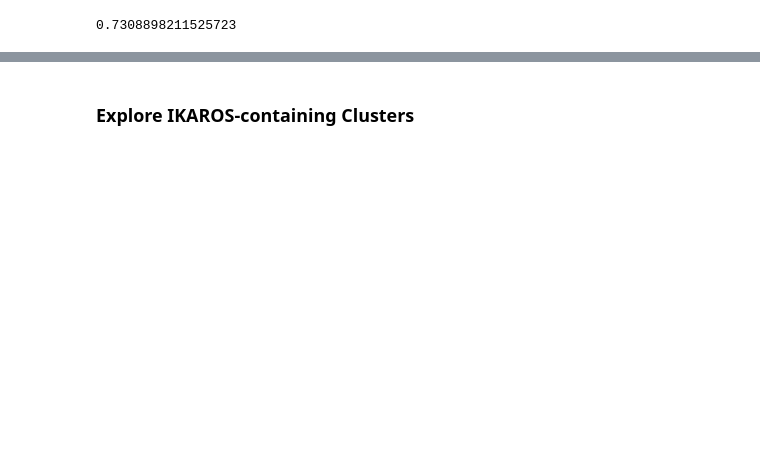
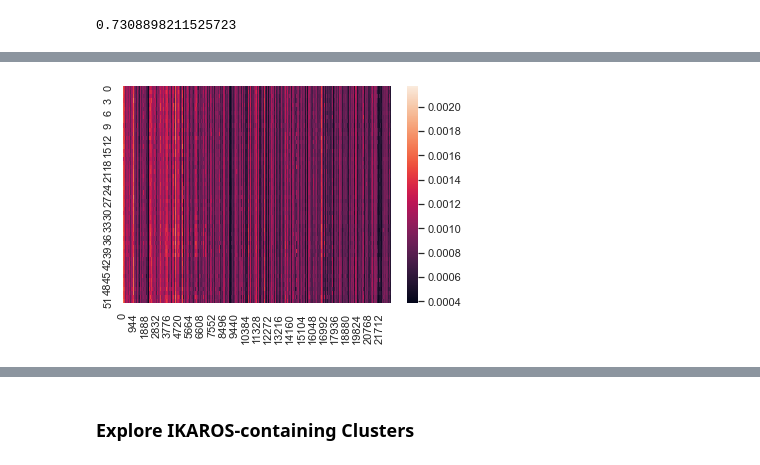
Before and after one commit to jsolson4/Boost-CLL-Clustering, a Jupyter notebook: GeneExpression_Analysis.ipynb, the cells around one changed output, grey strips where cells are left out. Saved outputs shown, nothing was run; the diff lists cells and outputs as text; code cells hidden in the pictures; blank space fills up the shorter version.

```diff
--- a/GeneExpression_Analysis.ipynb
+++ b/GeneExpression_Analysis.ipynb
@@ -382,8 +392,10 @@ plt.close()
 # %%
 # heatmap without clustering
-sns.heatmap(X.T)
+sns.heatmap(X)
 plt.show()
 plt.close()
+# %% [output]
+[figure, added]
 # %%
 sns.plt.show()
 # %%
```
Also changed, not shown: parts of 21 cells of this notebook.
